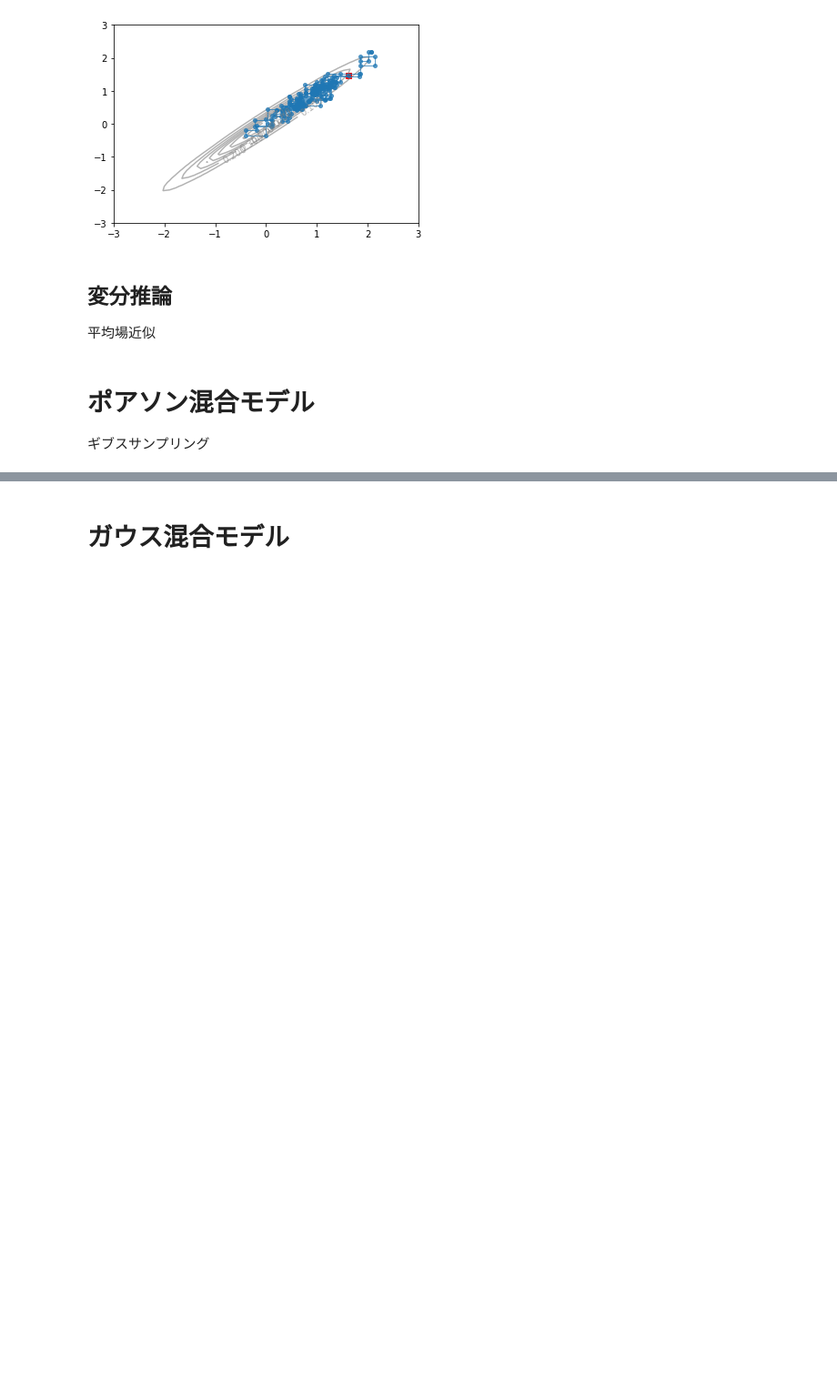
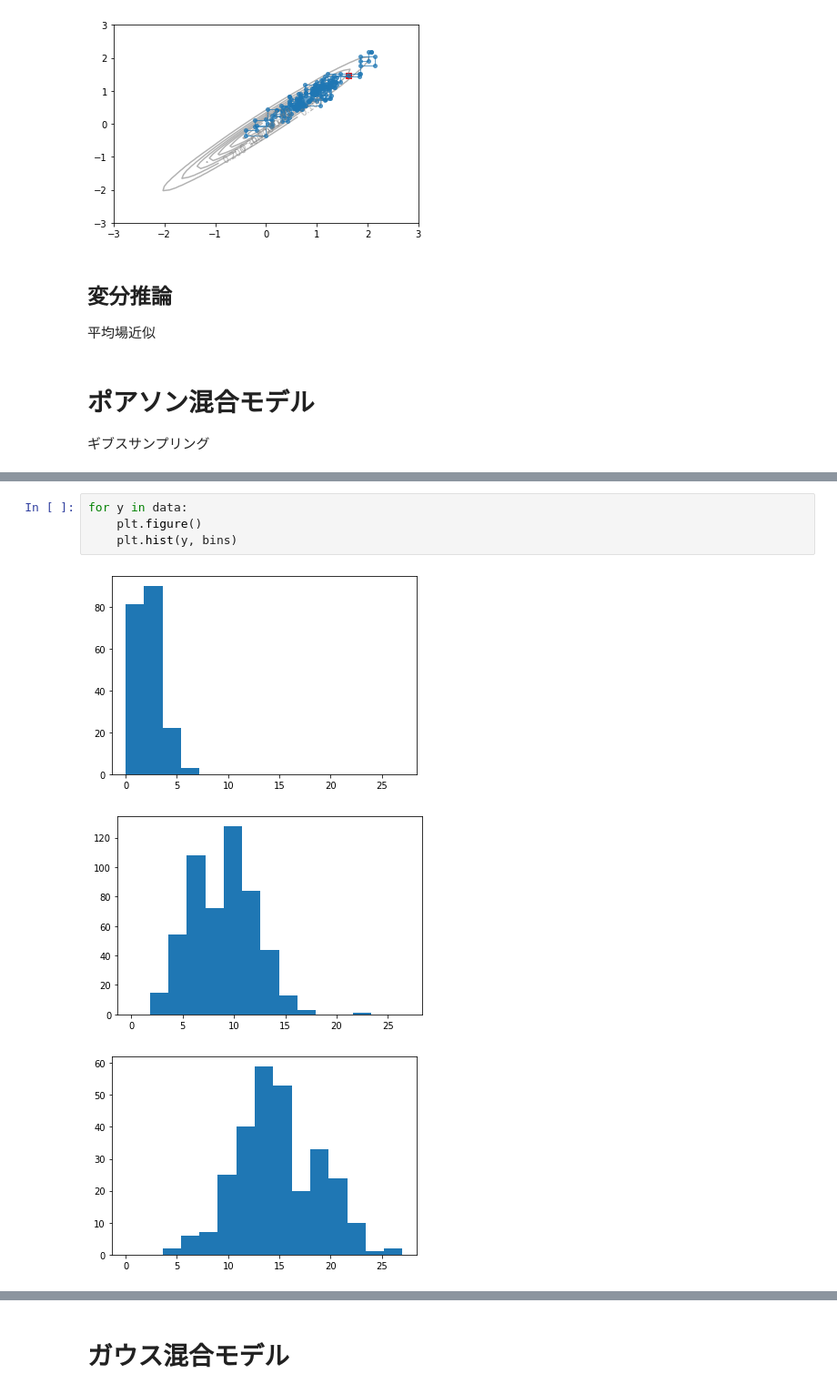
Before and after one commit to kidaufo/StatisticalModeling, a Jupyter notebook: approx_prob_dist.ipynb, the cells around one changed output, grey strips where cells are left out. Shown at 91% size. Saved outputs shown, nothing was run; the diff lists cells and outputs as text; blank space fills up the shorter version.

```diff
--- a/approx_prob_dist.ipynb
+++ b/approx_prob_dist.ipynb
@@ -133,0 +163,8 @@ plt.scatter(samples[0,0], samples[0,1], c="r", marker="s")
+# %%
+for y in data:
+    plt.figure()
+    plt.hist(y, bins)
+# %% [output]
+[figure, added]
+[figure, added]
+[figure, added]
```
Also changed, not shown: parts of 19 cells of this notebook.
